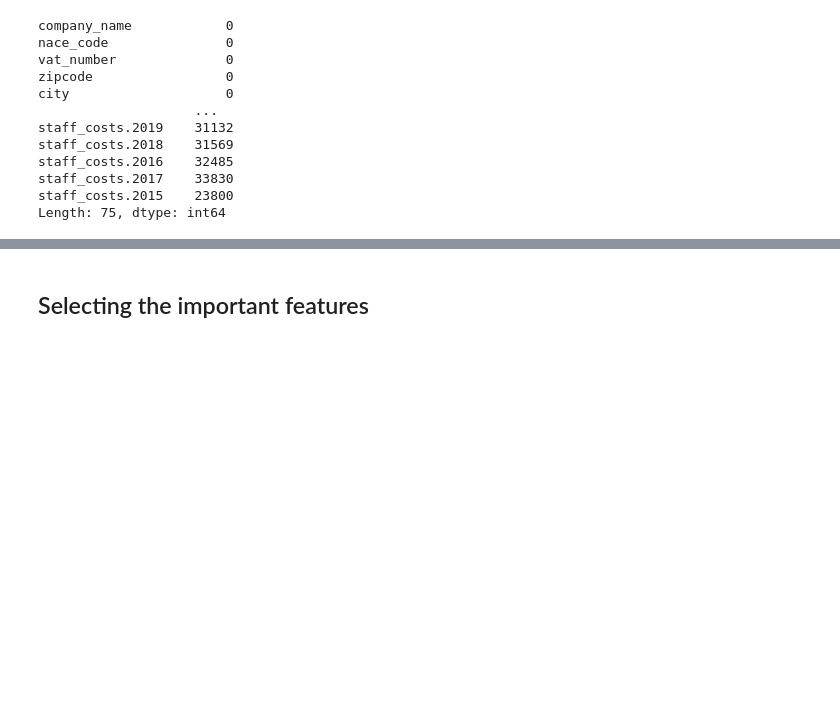
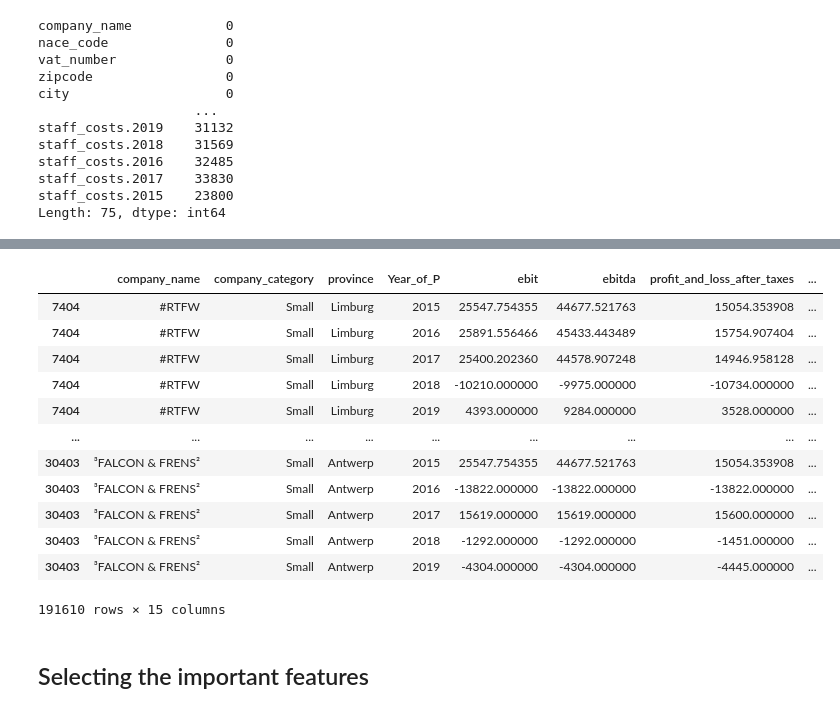
Before and after one commit to PragatiKhadka/revenue_prediction, a Jupyter notebook: Project1.ipynb, the cells around one changed output, grey strips where cells are left out. Saved outputs shown, nothing was run; the diff lists cells and outputs as text; code cells hidden in the pictures; blank space fills up the shorter version.

```diff
--- a/Project1.ipynb
+++ b/Project1.ipynb
@@ -119,0 +100,23 @@ Index(['company_name', 'nace_code', 'vat_number', 'zipcode', 'city',
+# %%
+# splitting the data frame based on 'company_category'
+df_Large = df1.loc[df1['company_category']== "Large",:]
+df_Medium = df1.loc[df1['company_category']== 'Medium sized',:]
+df_Small = df1.loc[df1['company_category']== 'Small',:]
+df_Very_large= df1.loc[df1['company_category']== 'Very large',:]
+# %%
+# fill the NAN values in each feature based on the mean values of the same category
+years = ['2015', '2016','2017','2018','2019','2020']
+Features = ['ebit', 'ebitda' , 'profit_and_loss_after_taxes' , 'total_assets' , 'total_liabilities' , 'operating_profit_and_loss' , 'financial_profit_and_loss' , 'staff_count', 'revenue' , 'net_added_value' , 'staff_costs']
+for feature in Features:
+    for year in years:
+        df_Large[f'{feature}.{year}'][df_Large[f'{feature}.{year}'].isna()] = df_Large[f'{feature}.{year}'].mean()
+        df_Medium[f'{feature}.{year}'][df_Medium[f'{feature}.{year}'].isna()] = df_Medium[f'{feature}.{year}'].mean()
+        df_Small[f'{feature}.{year}'][df_Small[f'{feature}.{year}'].isna()] = df_Small[f'{feature}.{year}'].mean()
+        df_Very_large[f'{feature}.{year}'][df_Very_large[f'{feature}.{year}'].isna()] = df_Very_large[f'{feature}.{year}'].mean()
+# %%
+# concatenate the subsets to get the clean dataframe
+Total_clean_df = pd.DataFrame()
+all_df1 = [df_Large,df_Medium,df_Small, df_Very_large ]
+for each_df in all_df1:
+    Total_clean_df = pd.concat([Total_clean_df,each_df])
+Total_clean_df.shape
@@ -120,3 +143,37 @@ Index(['company_name', 'nace_code', 'vat_number', 'zipcode', 'city',
+# %%
+reshape_df = pd.DataFrame()
+full_df = pd.DataFrame()
+years = ['2015', '2016','2017', '2018','2019']
+Features = ['ebit', 'ebitda' , 'profit_and_loss_after_taxes' , 'total_assets' , 'total_liabilities' , 'operating_profit_and_loss' , 'financial_profit_and_loss' , 'staff_count' , 'net_added_value' , 'staff_costs']
+
+for y in years:
+
+                reshape_df['company_name'] = Total_clean_df['company_name']
+                reshape_df['company_category'] = Total_clean_df['company_category']
+                reshape_df['province'] = Total_clean_df['province']
+                reshape_df['Year_of_P'] = y
+                for f in Features:
+                    reshape_df[f"{f}"] = Total_clean_df[f"{f}.{y}"]
+                reshape_df[f"revenue"] = Total_clean_df[f"revenue.{str(int(y)+1)}"]
+
+                full_df = pd.concat([full_df,reshape_df], axis=0)
+
+full_df = full_df.sort_values(by=['company_name','Year_of_P'])
+full_df
+# %% [output]
+|  | company_name | company_category | province | Year_of_P | ebit | ebitda | profit_and_loss_after_taxes | ... |
+| 7404 | #RTFW | Small | Limburg | 2015 | 25547.754355 | 44677.521763 | 15054.353908 | ... |
+| 7404 | #RTFW | Small | Limburg | 2016 | 25891.556466 | 45433.443489 | 15754.907404 | ... |
+| 7404 | #RTFW | Small | Limburg | 2017 | 25400.202360 | 44578.907248 | 14946.958128 | ... |
+| 7404 | #RTFW | Small | Limburg | 2018 | -10210.000000 | -9975.000000 | -10734.000000 | ... |
+| 7404 | #RTFW | Small | Limburg | 2019 | 4393.000000 | 9284.000000 | 3528.000000 | ... |
+| ... | ... | ... | ... | ... | ... | ... | ... | ... |
+| 30403 | ³FALCON & FRENS² | Small | Antwerp | 2015 | 25547.754355 | 44677.521763 | 15054.353908 | ... |
+| 30403 | ³FALCON & FRENS² | Small | Antwerp | 2016 | -13822.000000 | -13822.000000 | -13822.000000 | ... |
+| 30403 | ³FALCON & FRENS² | Small | Antwerp | 2017 | 15619.000000 | 15619.000000 | 15600.000000 | ... |
+| 30403 | ³FALCON & FRENS² | Small | Antwerp | 2018 | -1292.000000 | -1292.000000 | -1451.000000 | ... |
+| 30403 | ³FALCON & FRENS² | Small | Antwerp | 2019 | -4304.000000 | -4304.000000 | -4445.000000 | ... |
+191610 rows × 15 columns
 # %% [markdown]
 ## Selecting the important features
 # %% [markdown]
```
Also changed, not shown: parts of 36 cells of this notebook.
